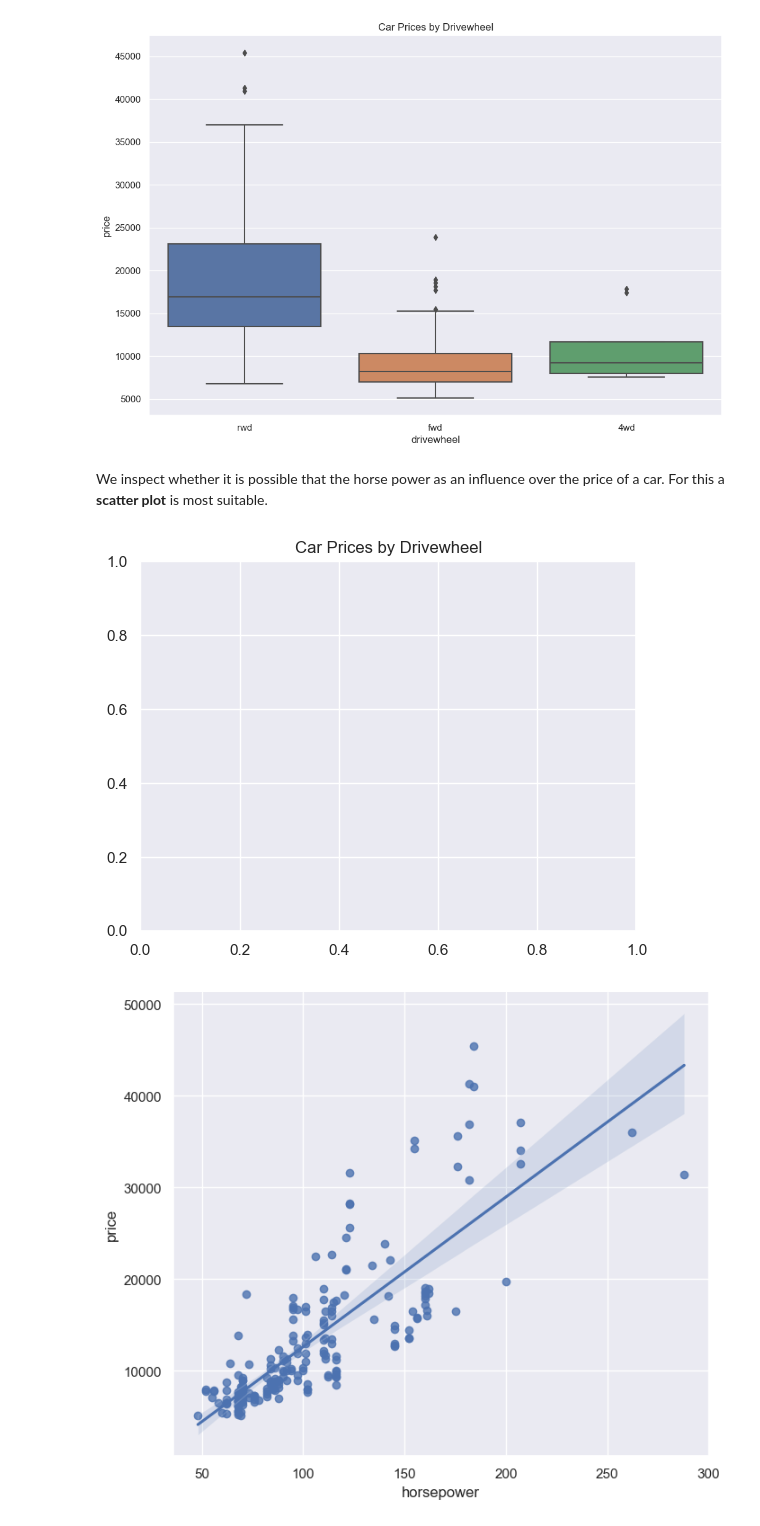
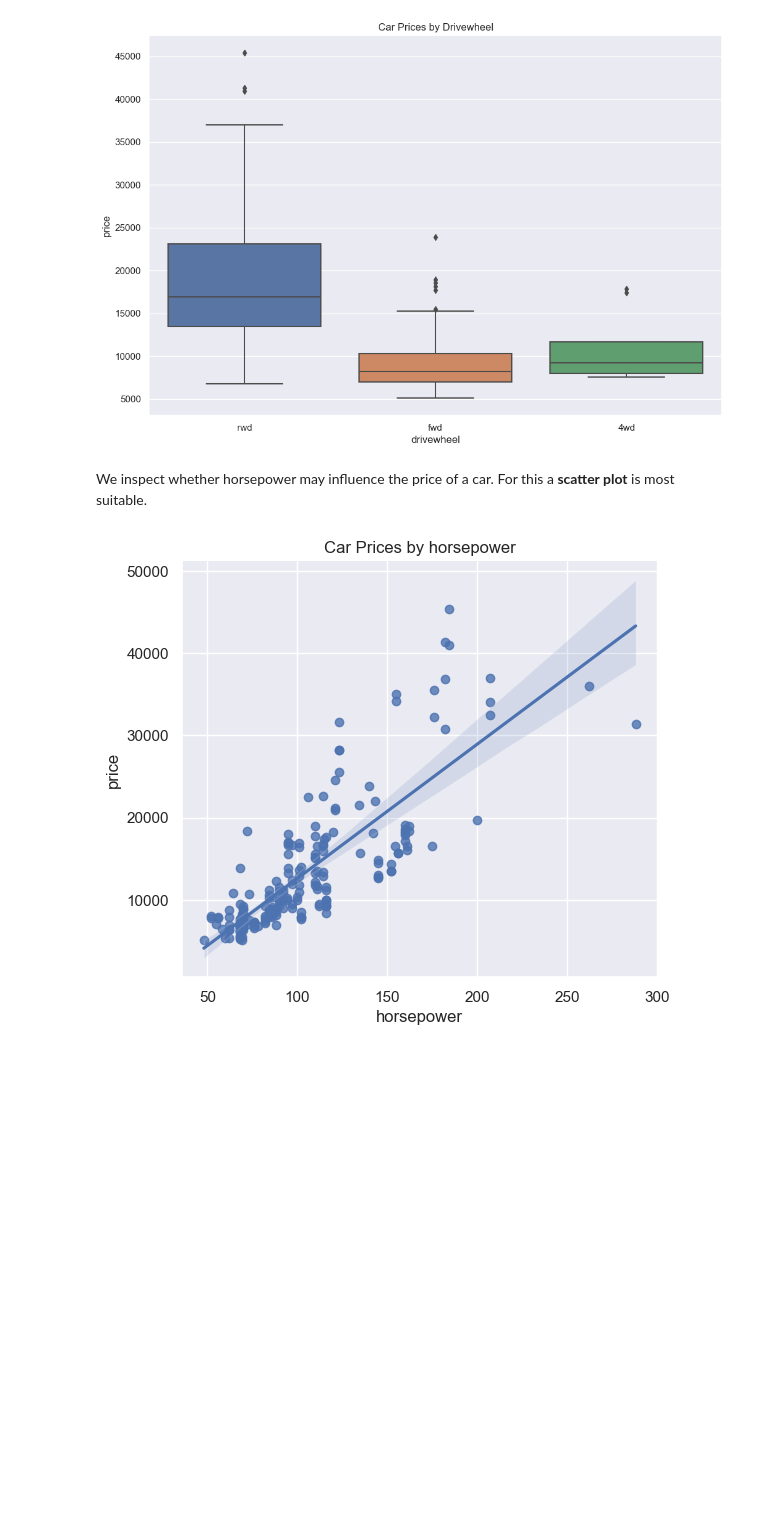
Before and after one commit to D76X/jupyter_notebooks, a Jupyter notebook: FoundationOfStatsAndProp/08.Regression.ipynb, the cells around one changed output. Saved outputs shown, nothing was run; the diff lists cells and outputs as text; code cells hidden in the pictures; blank space fills up the shorter version.

```diff
--- a/FoundationOfStatsAndProp/08.Regression.ipynb
+++ b/FoundationOfStatsAndProp/08.Regression.ipynb
@@ -69,11 +69,11 @@ plt.show()
 # %% [output]
 [figure]
 # %% [markdown]
-We inspect whether it is possible that the horse power as an influence over the price of a car.
+We inspect whether horsepower may influence the price of a car.
 For this a **scatter plot** is most suitable.
 # %%
-sns.lmplot(data=car_data,x='horsepower',y='price',height=6, aspect=1.2)
+sns.lmplot(data=car_data,x='horsepower',y='price',height=5, aspect=1.2)
+plt.title('Car Prices by horsepower')
 plt.show()
 # %% [output]
-[figure, old version]
+[figure, new version]
-[figure, removed]
```
Also changed, not shown: parts of 6 cells of this notebook.
